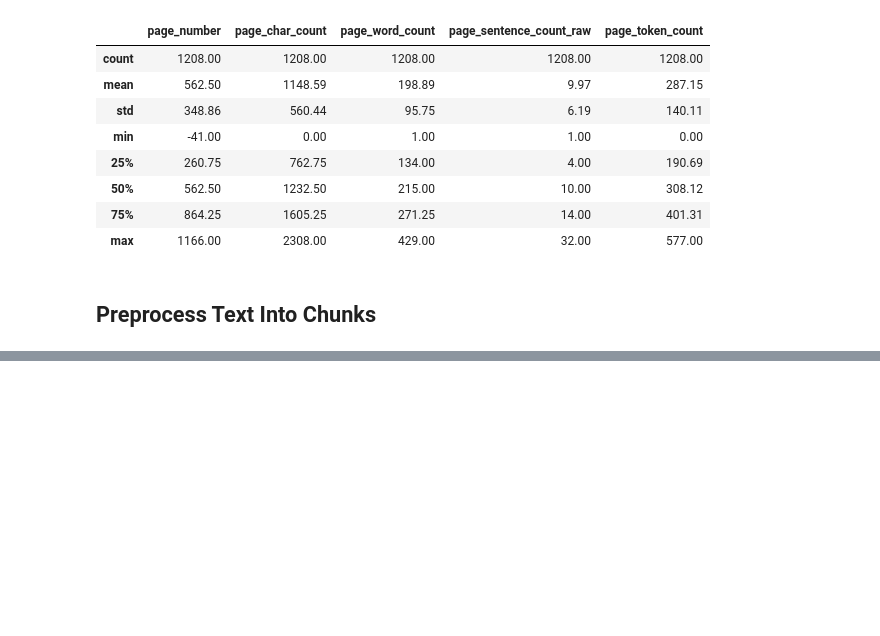
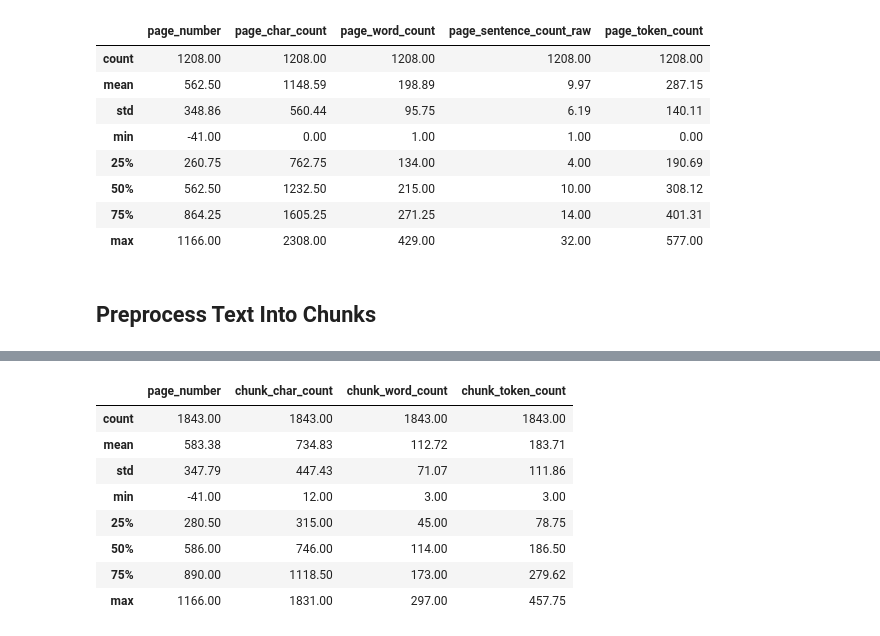
Before and after one commit to nathanchenseanwalter/rag-from-scratch, a Jupyter notebook: 00-simple-local-rag-video.ipynb, the cells around one changed output, grey strips where cells are left out. Saved outputs shown, nothing was run; the diff lists cells and outputs as text; code cells hidden in the pictures; blank space fills up the shorter version.

```diff
--- a/00-simple-local-rag-video.ipynb
+++ b/00-simple-local-rag-video.ipynb
@@ -97,0 +102,4 @@ df.describe().round(2)
+# %%
+nlp = English()
+nlp.add_pipe('sentencizer')
+doc = nlp('This is a sentence. This is another sentence.')
@@ -97,0 +111,5 @@ df.describe().round(2)
+# %%
+for item in tqdm(pages_and_texts):
+    item['sentences'] = list(nlp(item['text']).sents)
+    item['sentences'] = [str(sentence) for sentence in item['sentences']]
+    item['page_sentence_count_spacy'] = len(item['sentences'])
@@ -97,0 +148,10 @@ df.describe().round(2)
+# %%
+num_sentence_chunk_size = 10
+def split_list(input_list: list[str],
+               slice_size: int) -> list[list[str]]:
+    return [input_list[i:i + slice_size] for i in range(0, len(input_list), slice_size)]
+
+for item in tqdm(pages_and_texts):
+    item['sentence_chunks'] = split_list(input_list=item['sentences'],
+                                         slice_size=num_sentence_chunk_size)
+    item['num_chunks'] = len(item['sentence_chunks'])
@@ -97,0 +223,13 @@ df.describe().round(2)
+# %%
+df = pd.DataFrame(pages_and_chunks)
+df.describe().round(2)
+# %% [output]
+|  | page_number | chunk_char_count | chunk_word_count | chunk_token_count |
+| count | 1843.00 | 1843.00 | 1843.00 | 1843.00 |
+| mean | 583.38 | 734.83 | 112.72 | 183.71 |
+| std | 347.79 | 447.43 | 71.07 | 111.86 |
+| min | -41.00 | 12.00 | 3.00 | 3.00 |
+| 25% | 280.50 | 315.00 | 45.00 | 78.75 |
+| 50% | 586.00 | 746.00 | 114.00 | 186.50 |
+| 75% | 890.00 | 1118.50 | 173.00 | 279.62 |
+| max | 1166.00 | 1831.00 | 297.00 | 457.75 |
```
Also changed, not shown: parts of 14 cells of this notebook, 1 other file.
